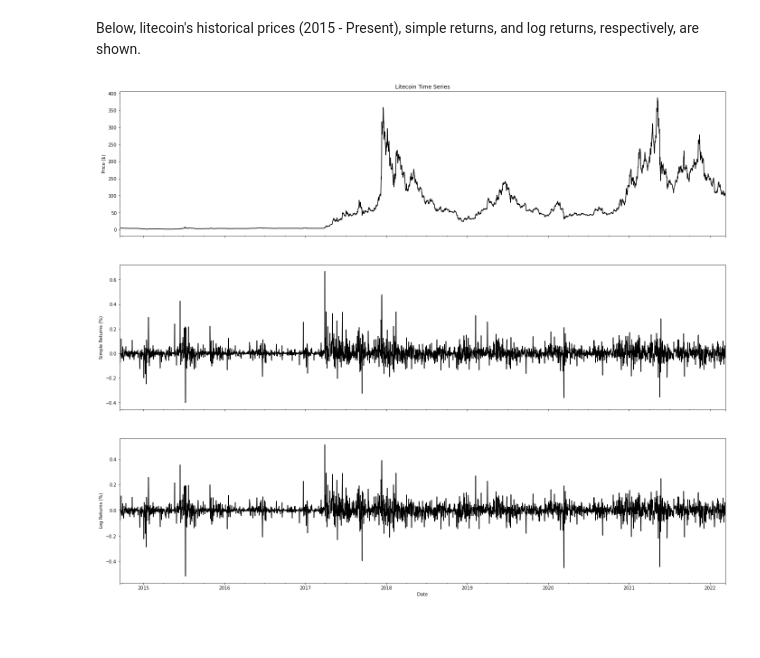
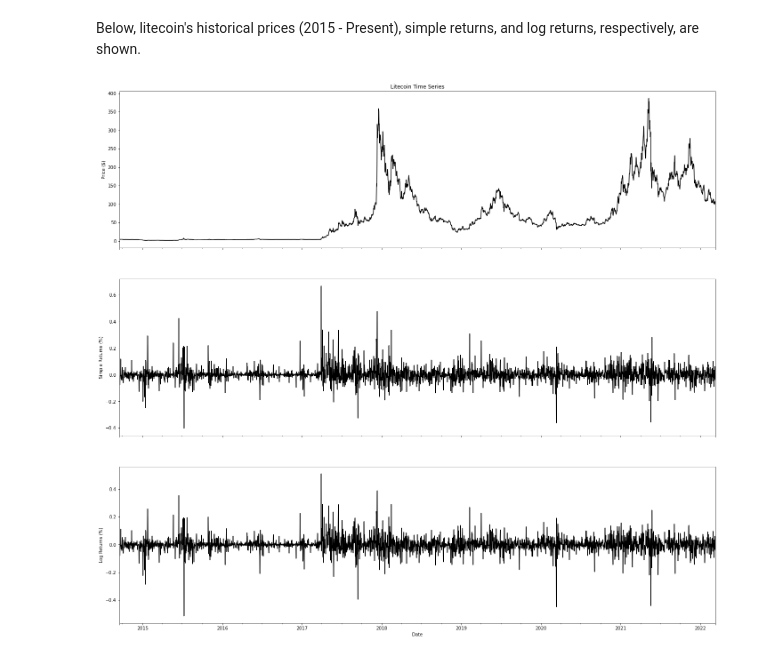
Before and after one commit to MSADS-506-Applied-Time-Series-Analysis/litecoin_predictions, a Jupyter notebook: code/litecoin_preds.ipynb, the cells around one changed output. Cells and saved outputs as stored; diff of their text form; code cells hidden in the pictures; blank space fills up the shorter version.

```diff
--- a/code/litecoin_preds.ipynb
+++ b/code/litecoin_preds.ipynb
@@ -13,6 +14,7 @@ import matplotlib.pyplot as plt
 # %%
 ltc = yf.download('LTC-USD', start ='2011-01-01',
-                     end='2022-03-10', progress=False)
+                             end='2022-03-10',
+                             progress=False)
 # %%
 ltc.head()
 # %% [output]
@@ -83,15 +90,17 @@ dtype: object
 # %% [markdown]
 Below, litecoin's historical prices (2015 - Present), simple returns, and log returns, respectively, are shown.
 # %%
-fig, ax = plt.subplots(3,1,figsize=(24,20), sharex=True)
+fig, ax = plt.subplots(3,1,figsize=(24,22), sharex=True)
 ltc.adj_close.plot(ax=ax[0], color = 'black')
 ax[0].set(title = 'Litecoin Time Series',
           ylabel = 'Price ($)')
 ltc.simple_rtn.plot(ax=ax[1], color = 'black')
-ax[1].set(ylabel = 'Simple Returns (%)')
+ax[1].set(xlabel = 'Date',
+          ylabel = 'Simple Returns (%)')
 
 ltc.log_rtn.plot(ax=ax[2], color = 'black')
-ax[2].set(xlabel = 'Date', ylabel = 'Log Returns (%)')
+ax[2].set(xlabel = 'Date',
+          ylabel = 'Log Returns (%)')
 plt.show()
 # %% [output]
-[figure, old version]
+[figure, new version]
```
Also changed, not shown: parts of 4 cells of this notebook.
